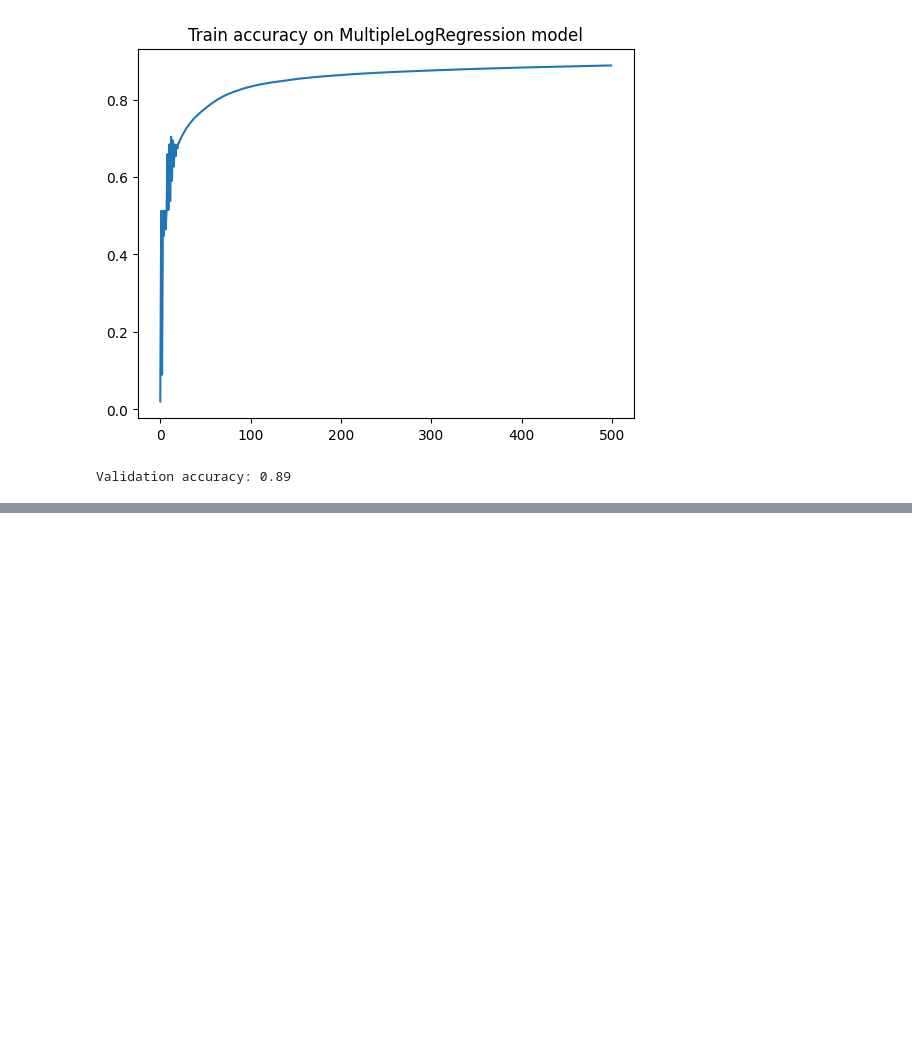
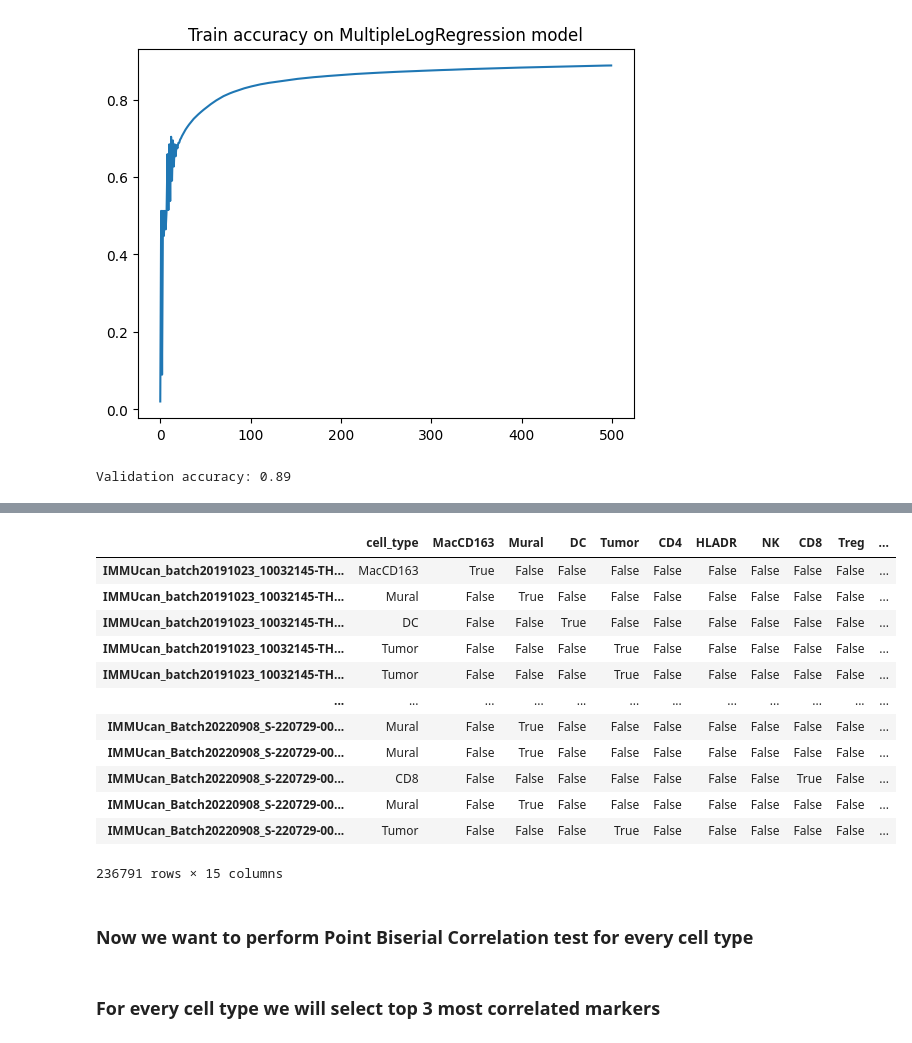
Before and after one commit to Bruno-PSZ/DLLS_Project, a Jupyter notebook: exploration_and_mlr_model.ipynb, the cells around one changed output, grey strips where cells are left out. Drawn from its saved outputs; the diff is of its cells as text; code cells hidden in the pictures; blank space fills up the shorter version.

```diff
--- a/exploration_and_mlr_model.ipynb
+++ b/exploration_and_mlr_model.ipynb
@@ -146,0 +183,22 @@ Validation accuracy: 0.89
+# %%
+df_labels = pd.DataFrame()
+df_labels['cell_type'] = adata.obs['cell_labels']
+for cell_type in df_labels['cell_type'].unique():
+    df_labels[cell_type] = df_labels['cell_type'] == cell_type
+df_labels
+# %% [output]
+|  | cell_type | MacCD163 | Mural | DC | Tumor | CD4 | HLADR | NK | CD8 | Treg | ... |
+| IMMUcan_batch20191023_10032145-TH... | MacCD163 | True | False | False | False | False | False | False | False | False | ... |
+| IMMUcan_batch20191023_10032145-TH... | Mural | False | True | False | False | False | False | False | False | False | ... |
+| IMMUcan_batch20191023_10032145-TH... | DC | False | False | True | False | False | False | False | False | False | ... |
+| IMMUcan_batch20191023_10032145-TH... | Tumor | False | False | False | True | False | False | False | False | False | ... |
+| IMMUcan_batch20191023_10032145-TH... | Tumor | False | False | False | True | False | False | False | False | False | ... |
+| ... | ... | ... | ... | ... | ... | ... | ... | ... | ... | ... | ... |
+| IMMUcan_Batch20220908_S-220729-00... | Mural | False | True | False | False | False | False | False | False | False | ... |
+| IMMUcan_Batch20220908_S-220729-00... | Mural | False | True | False | False | False | False | False | False | False | ... |
+| IMMUcan_Batch20220908_S-220729-00... | CD8 | False | False | False | False | False | False | False | True | False | ... |
+| IMMUcan_Batch20220908_S-220729-00... | Mural | False | True | False | False | False | False | False | False | False | ... |
+| IMMUcan_Batch20220908_S-220729-00... | Tumor | False | False | False | True | False | False | False | False | False | ... |
+236791 rows × 15 columns
+# %% [markdown]
+### Now we want to perform Point Biserial Correlation test for every cell type
@@ -146,0 +212,2 @@ Validation accuracy: 0.89
+# %% [markdown]
+### For every cell type we will select top 3 most correlated markers
```
Also changed, not shown: parts of 9 cells of this notebook.
